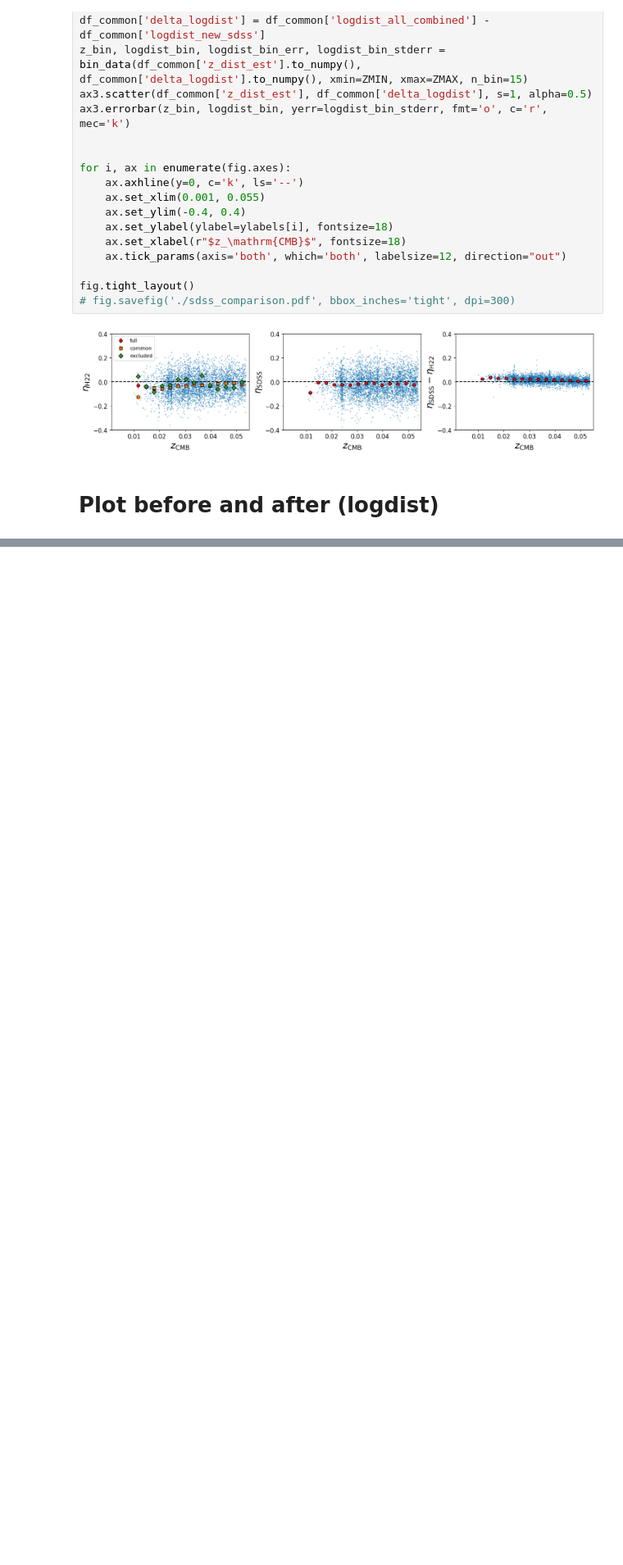
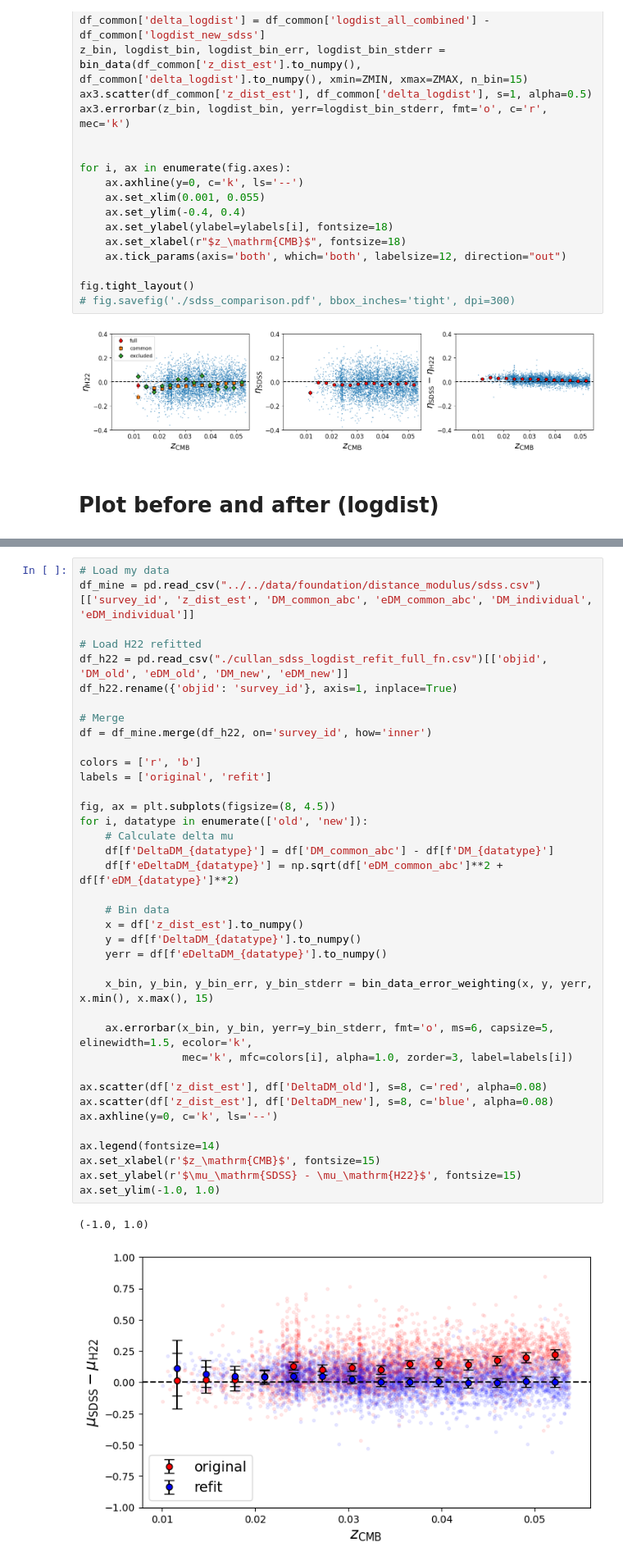
Before and after one commit to mrafifrbbn/thesis-research-2.0, a Jupyter notebook: experiments/experiment_011_refit_cullan_sdss/refit_cullan_sdss.ipynb, the cells around one changed output, grey strips where cells are left out. Shown at 82% size. Drawn from its saved outputs; the diff is of its cells as text; blank space fills up the shorter version.

Commit message:
MAIN: add logdist smoothing

```diff
--- a/experiments/experiment_011_refit_cullan_sdss/refit_cullan_sdss.ipynb
+++ b/experiments/experiment_011_refit_cullan_sdss/refit_cullan_sdss.ipynb
@@ -474,0 +465,41 @@ pd.read_csv("./cullan_sdss_logdist_refit_full_fn.csv")
+# %%
+# Load my data
+df_mine = pd.read_csv("../../data/foundation/distance_modulus/sdss.csv")[['survey_id', 'z_dist_est', 'DM_common_abc', 'eDM_common_abc', 'DM_individual', 'eDM_individual']]
+
+# Load H22 refitted
+df_h22 = pd.read_csv("./cullan_sdss_logdist_refit_full_fn.csv")[['objid', 'DM_old', 'eDM_old', 'DM_new', 'eDM_new']]
+df_h22.rename({'objid': 'survey_id'}, axis=1, inplace=True)
+
+# Merge
+df = df_mine.merge(df_h22, on='survey_id', how='inner')
+
+colors = ['r', 'b']
+labels = ['original', 'refit']
+
+fig, ax = plt.subplots(figsize=(8, 4.5))
+for i, datatype in enumerate(['old', 'new']):
+    # Calculate delta mu
+    df[f'DeltaDM_{datatype}'] = df['DM_common_abc'] - df[f'DM_{datatype}']
+    df[f'eDeltaDM_{datatype}'] = np.sqrt(df['eDM_common_abc']**2 + df[f'eDM_{datatype}']**2)
+
+    # Bin data
+    x = df['z_dist_est'].to_numpy()
+    y = df[f'DeltaDM_{datatype}'].to_numpy()
+    yerr = df[f'eDeltaDM_{datatype}'].to_numpy()
+
+    x_bin, y_bin, y_bin_err, y_bin_stderr = bin_data_error_weighting(x, y, yerr, x.min(), x.max(), 15)
+
+    ax.errorbar(x_bin, y_bin, yerr=y_bin_stderr, fmt='o', ms=6, capsize=5, elinewidth=1.5, ecolor='k',
+                mec='k', mfc=colors[i], alpha=1.0, zorder=3, label=labels[i])
+
+ax.scatter(df['z_dist_est'], df['DeltaDM_old'], s=8, c='red', alpha=0.08)
+ax.scatter(df['z_dist_est'], df['DeltaDM_new'], s=8, c='blue', alpha=0.08)
+ax.axhline(y=0, c='k', ls='--')
+
+ax.legend(fontsize=14)
+ax.set_xlabel(r'$z_\mathrm{CMB}$', fontsize=15)
+ax.set_ylabel(r'$\mu_\mathrm{SDSS} - \mu_\mathrm{H22}$', fontsize=15)
+ax.set_ylim(-1.0, 1.0)
+# %% [output]
+(-1.0, 1.0)
+[figure, added]
```
Also changed, not shown: parts of 6 cells of this notebook, 42 other files.
